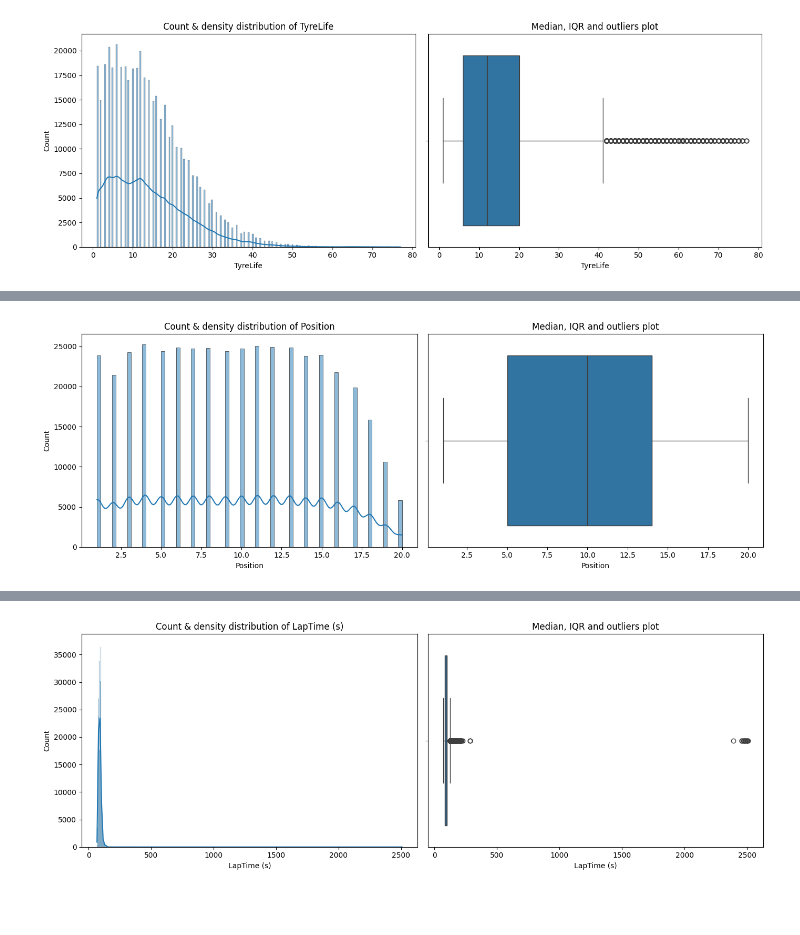
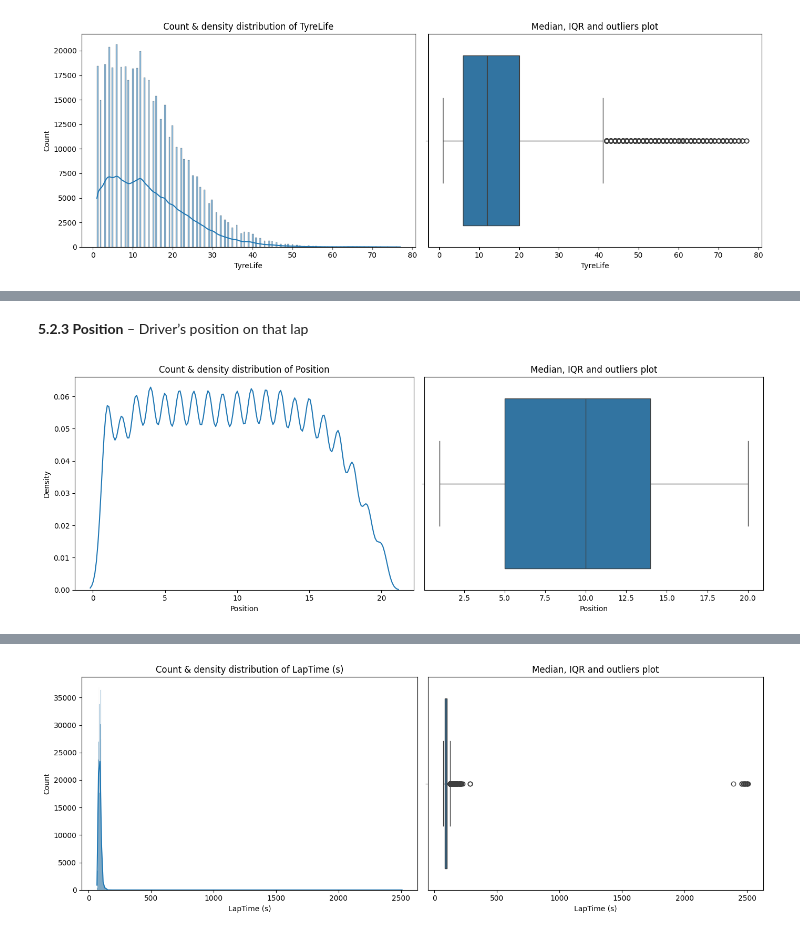
Before and after one commit to Gurmancheema/f1-pit-stop-prediction, a Jupyter notebook: 01_EDA_univariate_analysis.ipynb, the cells around one changed output, grey strips where cells are left out. Drawn from its saved outputs; the diff is of its cells as text; code cells hidden in the pictures; blank space fills up the shorter version.

```diff
--- a/01_data_understanding.ipynb
+++ b/01_EDA_univariate_analysis.ipynb
@@ -242,14 +228,16 @@ Large number of outliers on the right side (Lap 43–78) — these represent unu
+# %% [markdown]
+**5.2.3 Position** – Driver’s position on that lap
 # %%
 fig, axes = plt.subplots(1,2, figsize=(14,5))
 
-sb.histplot(data=df,x="Position",kde=True,ax = axes[0])
+sb.kdeplot(data=df,x="Position",ax = axes[0])
 axes[0].set_title("Count & density distribution of Position")
 
 # second plot
 sb.boxplot(data=df, x='Position', ax=axes[1])
 axes[1].set_title("Median, IQR and outliers plot")
 
 plt.tight_layout()
 plt.show()
 # %% [output]
-[figure, old version]
+[figure, new version]
```
Also changed, not shown: parts of 24 cells of this notebook, 1 other file.
